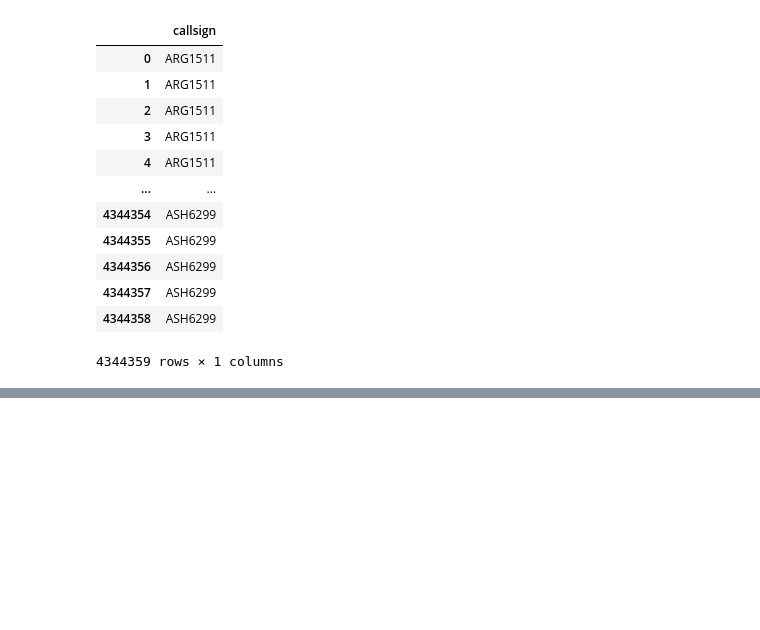
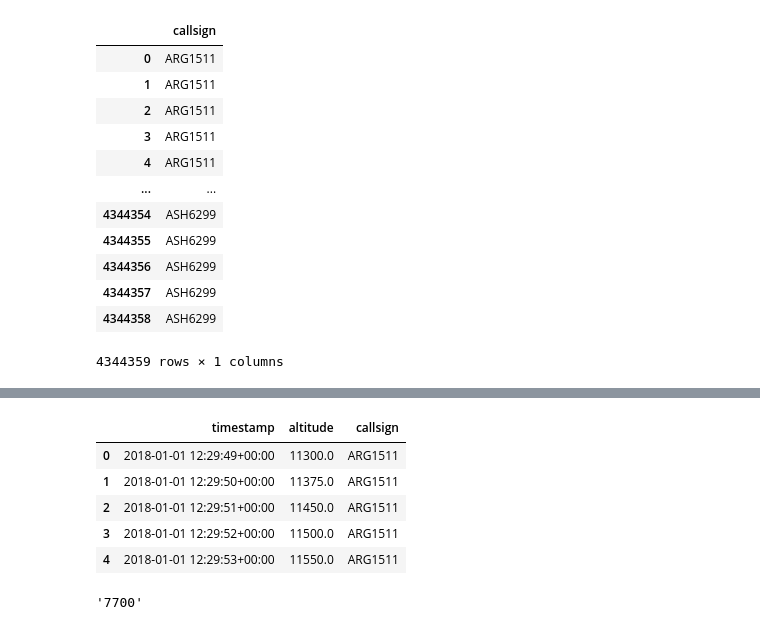
Before and after one commit to kachraz/ytlpda, a Jupyter notebook: KAG/ytleapan.ipynb, the cells around one changed output, grey strips where cells are left out. Cells and saved outputs as stored; diff of their text form; code cells hidden in the pictures; blank space fills up the shorter version.

```diff
--- a/KAG/ytleapan.ipynb
+++ b/KAG/ytleapan.ipynb
@@ -364,0 +449,15 @@ df[[c for c in df.columns if 'sign' in c]]
+# %%
+# Subsetting column and row
+df.iloc[:5, :3]
+# %% [output]
+|  | timestamp | altitude | callsign |
+| 0 | 2018-01-01 12:29:49+00:00 | 11300.0 | ARG1511 |
+| 1 | 2018-01-01 12:29:50+00:00 | 11375.0 | ARG1511 |
+| 2 | 2018-01-01 12:29:51+00:00 | 11450.0 | ARG1511 |
+| 3 | 2018-01-01 12:29:52+00:00 | 11500.0 | ARG1511 |
+| 4 | 2018-01-01 12:29:53+00:00 | 11550.0 | ARG1511 |
+# %%
+# Extracting a specific value
+df.iloc[0,8]
+# %% [output]
+'7700'
```
Also changed, not shown: parts of 9 cells of this notebook.
